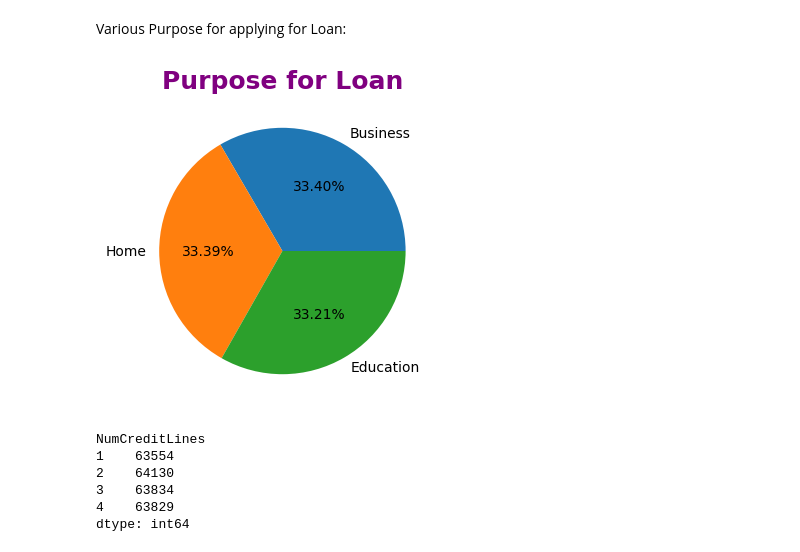
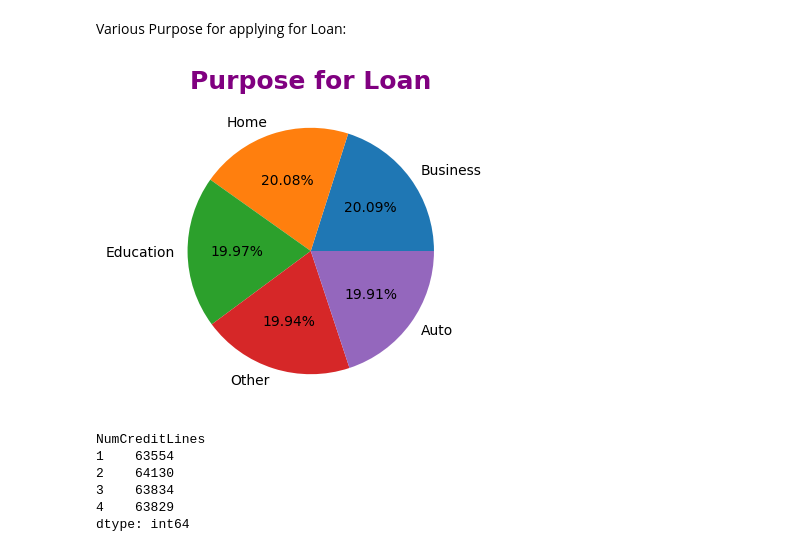
Before and after one commit to koelinkrishh/Loan-Approval, a Jupyter notebook: Notebooks/EDA.ipynb, the cells around one changed output. Drawn from its saved outputs; the diff is of its cells as text; code cells hidden in the pictures.

```diff
--- a/Notebooks/EDA.ipynb
+++ b/Notebooks/EDA.ipynb
@@ -226,15 +246,15 @@ Various Purpose for applying for Loan:
 # %%
 # All different countries and their order count
 Loan_purpose = df.LoanPurpose.value_counts()
 
 # Only top 3 countries
 plt.figure(figsize=(6,4))
-plt.pie(Loan_purpose.values[:3],labels =Loan_purpose.index[:3],autopct = "%1.2f%%")
+plt.pie(Loan_purpose.values,labels =Loan_purpose.index,autopct = "%1.2f%%")
 
 plt.title('Purpose for Loan',fontsize=18,color='purple',fontweight=900)
 plt.show()
 # %% [output]
-[figure, old version]
+[figure, new version]
 # %%
 # Top Customers:
 df.groupby('NumCreditLines').size()
```
Also changed, not shown: parts of 10 cells of this notebook, 2 other files.
